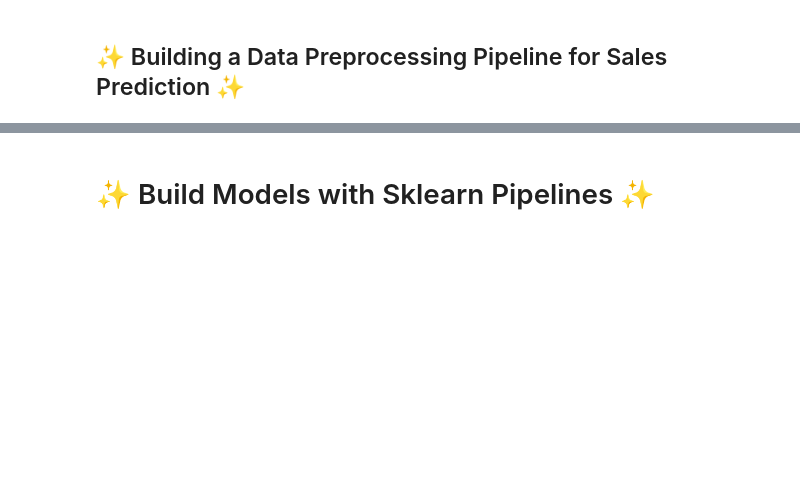
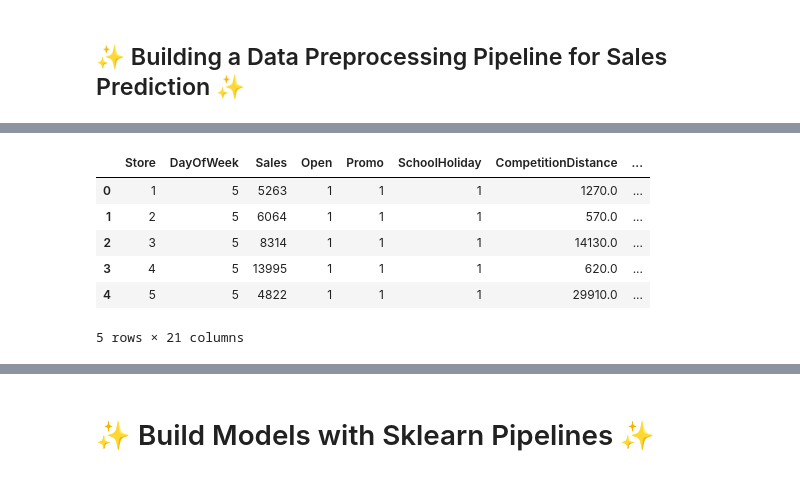
Before and after one commit to Elelanfik/Rossmann-Pharmaceuticals-Sales-Prediction, a Jupyter notebook: notebooks/Predictive.ipynb, the cells around one changed output, grey strips where cells are left out. Drawn from its saved outputs; the diff is of its cells as text; code cells hidden in the pictures; blank space fills up the shorter version.

```diff
--- a/notebooks/Predictive.ipynb
+++ b/notebooks/Predictive.ipynb
@@ -409,0 +203,10 @@ test_data.columns
+# %%
+processed_train.head()
+# %% [output]
+|  | Store | DayOfWeek | Sales | Open | Promo | SchoolHoliday | CompetitionDistance | ... |
+| 0 | 1 | 5 | 5263 | 1 | 1 | 1 | 1270.0 | ... |
+| 1 | 2 | 5 | 6064 | 1 | 1 | 1 | 570.0 | ... |
+| 2 | 3 | 5 | 8314 | 1 | 1 | 1 | 14130.0 | ... |
+| 3 | 4 | 5 | 13995 | 1 | 1 | 1 | 620.0 | ... |
+| 4 | 5 | 5 | 4822 | 1 | 1 | 1 | 29910.0 | ... |
+5 rows × 21 columns
```
Also changed, not shown: parts of 28 cells of this notebook, 3 other files.
